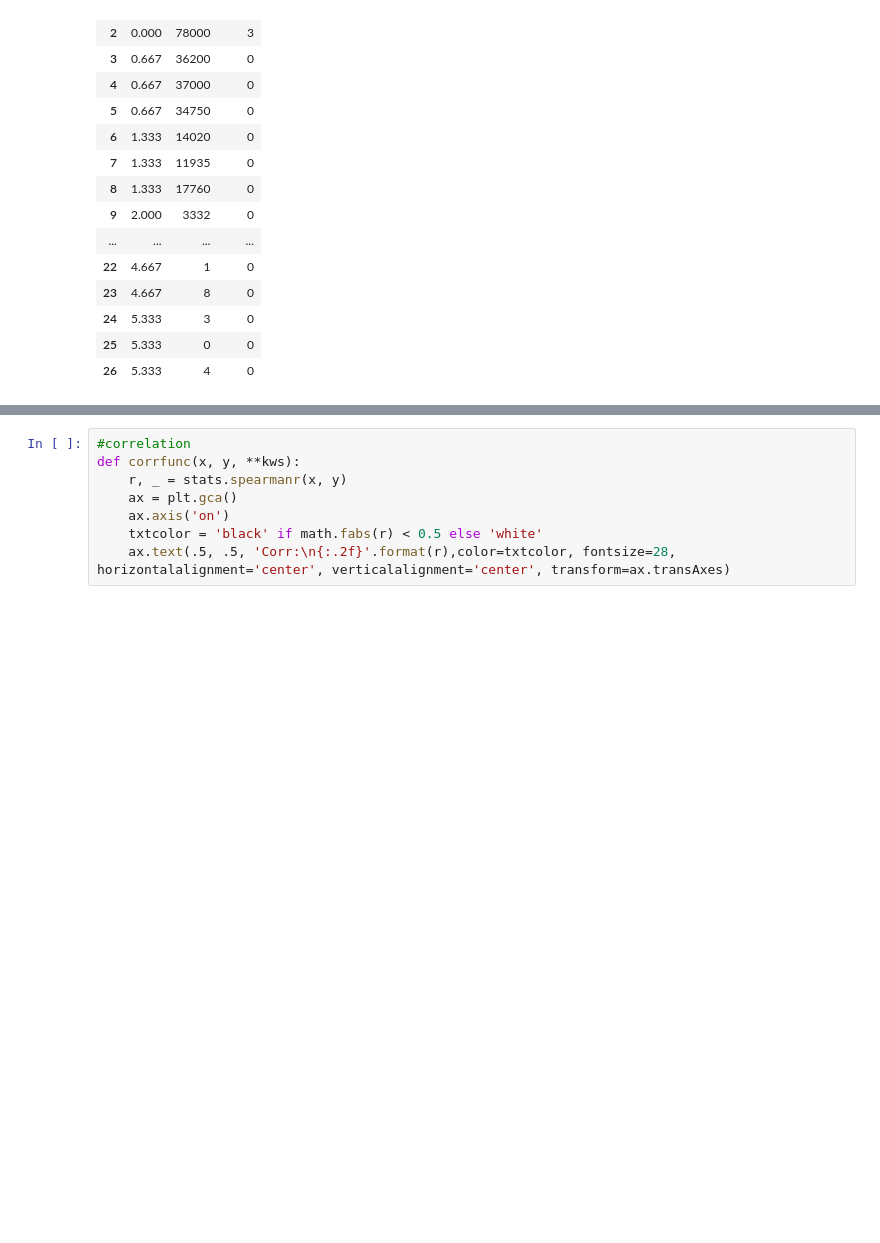
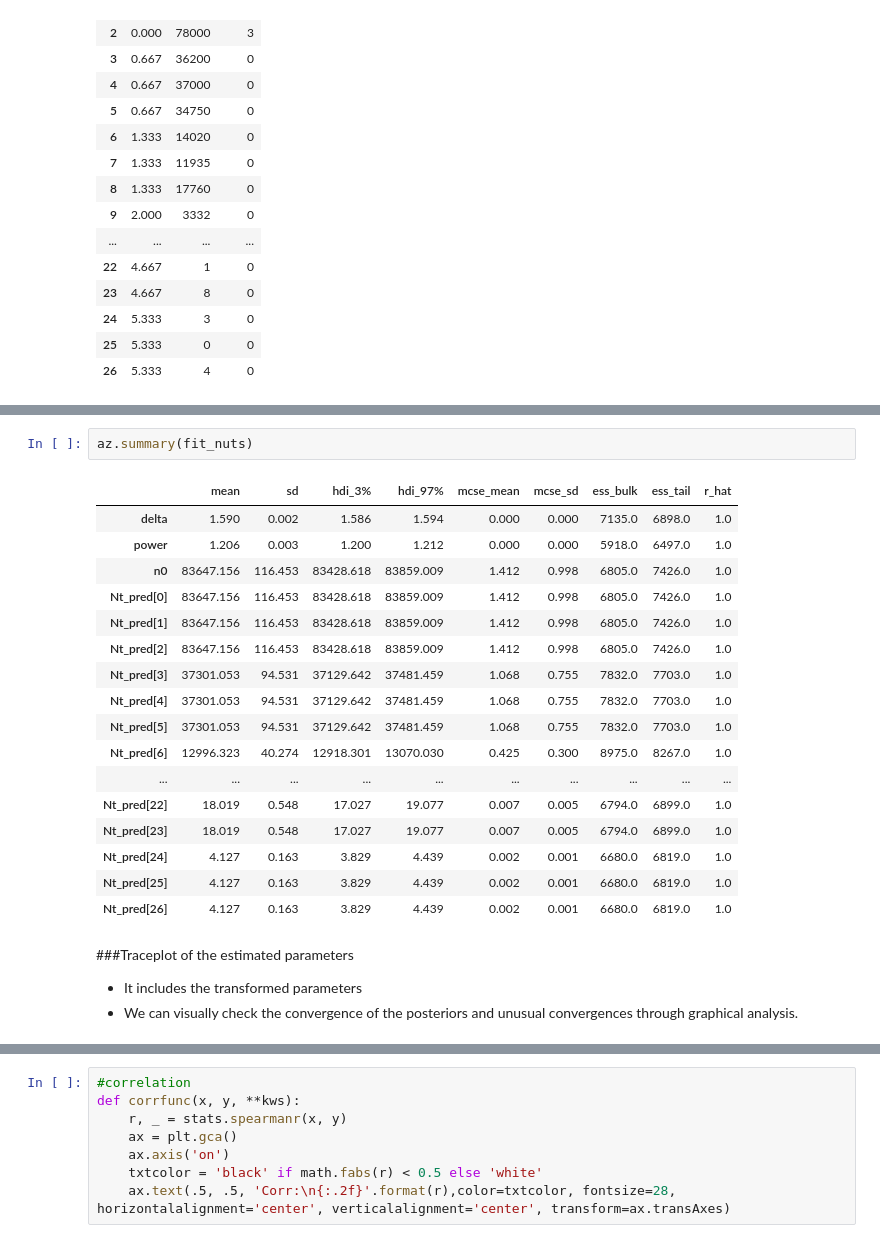
Before and after one commit to kento-koyama/bayesian_predictive_micro_ICPMF12, a Jupyter notebook: Workshop_(inactivation).ipynb, the cells around one changed output, grey strips where cells are left out. Saved outputs shown, nothing was run; the diff lists cells and outputs as text; blank space fills up the shorter version.

```diff
--- a/Workshop_(inactivation).ipynb
+++ b/Workshop_(inactivation).ipynb
@@ -171,2 +227,26 @@ Messages received during sampling:
+# %%
+az.summary(fit_nuts)
+# %% [output]
+|  | mean | sd | hdi_3% | hdi_97% | mcse_mean | mcse_sd | ess_bulk | ess_tail | r_hat |
+| delta | 1.590 | 0.002 | 1.586 | 1.594 | 0.000 | 0.000 | 7135.0 | 6898.0 | 1.0 |
+| power | 1.206 | 0.003 | 1.200 | 1.212 | 0.000 | 0.000 | 5918.0 | 6497.0 | 1.0 |
+| n0 | 83647.156 | 116.453 | 83428.618 | 83859.009 | 1.412 | 0.998 | 6805.0 | 7426.0 | 1.0 |
+| Nt_pred[0] | 83647.156 | 116.453 | 83428.618 | 83859.009 | 1.412 | 0.998 | 6805.0 | 7426.0 | 1.0 |
+| Nt_pred[1] | 83647.156 | 116.453 | 83428.618 | 83859.009 | 1.412 | 0.998 | 6805.0 | 7426.0 | 1.0 |
+| Nt_pred[2] | 83647.156 | 116.453 | 83428.618 | 83859.009 | 1.412 | 0.998 | 6805.0 | 7426.0 | 1.0 |
+| Nt_pred[3] | 37301.053 | 94.531 | 37129.642 | 37481.459 | 1.068 | 0.755 | 7832.0 | 7703.0 | 1.0 |
+| Nt_pred[4] | 37301.053 | 94.531 | 37129.642 | 37481.459 | 1.068 | 0.755 | 7832.0 | 7703.0 | 1.0 |
+| Nt_pred[5] | 37301.053 | 94.531 | 37129.642 | 37481.459 | 1.068 | 0.755 | 7832.0 | 7703.0 | 1.0 |
+| Nt_pred[6] | 12996.323 | 40.274 | 12918.301 | 13070.030 | 0.425 | 0.300 | 8975.0 | 8267.0 | 1.0 |
+| ... | ... | ... | ... | ... | ... | ... | ... | ... | ... |
+| Nt_pred[22] | 18.019 | 0.548 | 17.027 | 19.077 | 0.007 | 0.005 | 6794.0 | 6899.0 | 1.0 |
+| Nt_pred[23] | 18.019 | 0.548 | 17.027 | 19.077 | 0.007 | 0.005 | 6794.0 | 6899.0 | 1.0 |
+| Nt_pred[24] | 4.127 | 0.163 | 3.829 | 4.439 | 0.002 | 0.001 | 6680.0 | 6819.0 | 1.0 |
+| Nt_pred[25] | 4.127 | 0.163 | 3.829 | 4.439 | 0.002 | 0.001 | 6680.0 | 6819.0 | 1.0 |
+| Nt_pred[26] | 4.127 | 0.163 | 3.829 | 4.439 | 0.002 | 0.001 | 6680.0 | 6819.0 | 1.0 |
+# %% [markdown]
+###Traceplot of the estimated parameters
+- It includes the transformed parameters
+- We can visually check the convergence of the posteriors and unusual convergences through graphical analysis.
 # %%
 az.plot_trace(fit_nuts)
```
Also changed, not shown: parts of 42 cells of this notebook.
